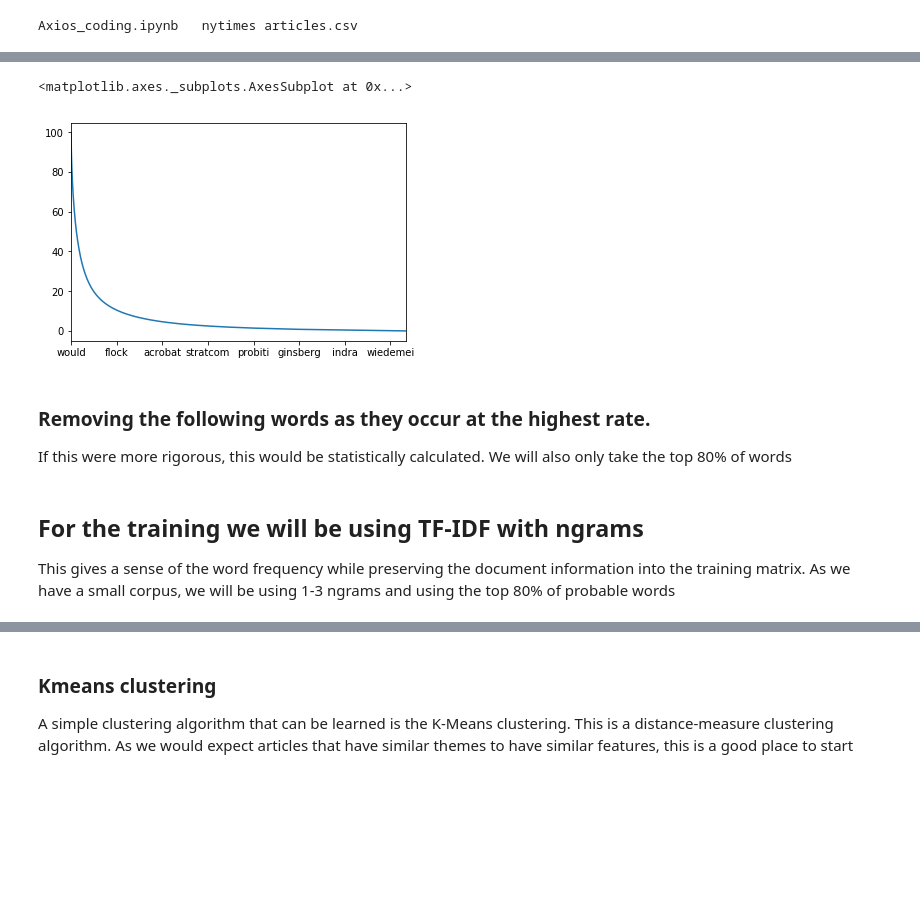
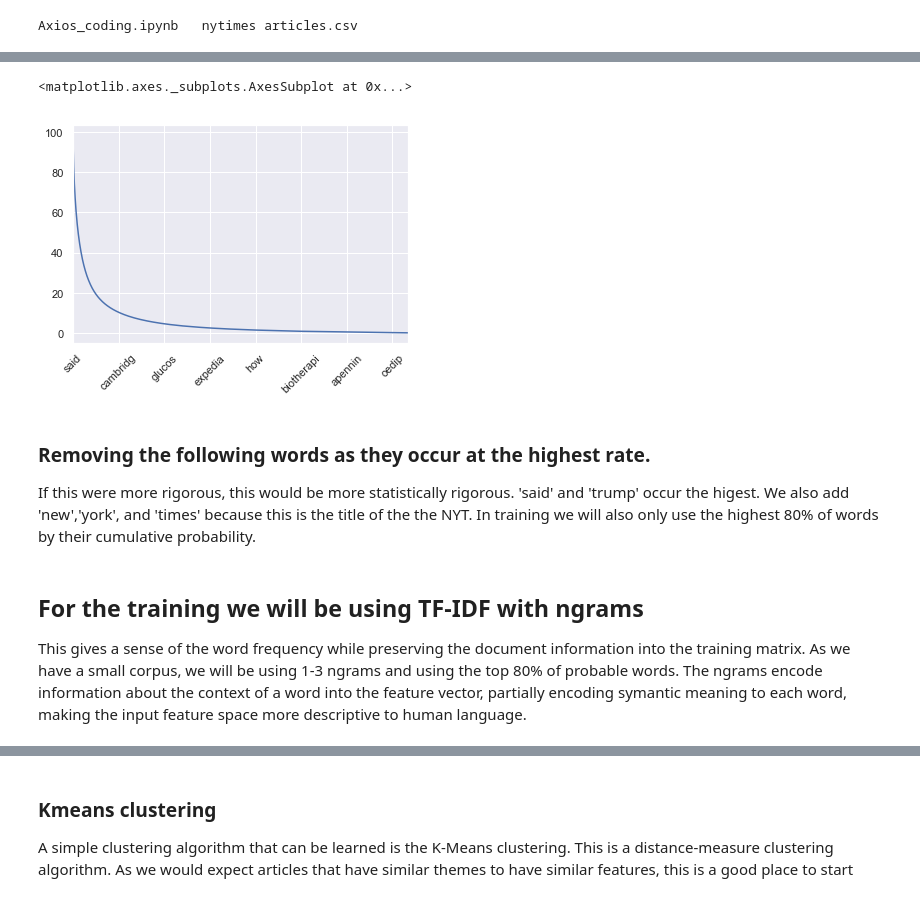
Before and after one commit to levilentz/document_modeling, a Jupyter notebook: Axios_coding.ipynb, the cells around one changed output, grey strips where cells are left out. Cells and saved outputs as stored; diff of their text form; code cells hidden in the pictures; blank space fills up the shorter version.

```diff
--- a/Axios_coding.ipynb
+++ b/Axios_coding.ipynb
@@ -1,15 +10,22 @@
 # %%
+#data methods
 import pandas as pd
-from typing import List
 import numpy as np
+#NLP methods
 from nltk.stem import PorterStemmer, SnowballStemmer, LancasterStemmer #Three stemmers for data simplification
 from nltk.tokenize import sent_tokenize, word_tokenize # Tokenizers for data cleaning
 from nltk.corpus import stopwords
 from sklearn.feature_extraction.text import TfidfVectorizer
+stop_words = set(stopwords.words('english'))
 import re
+#plotting functions
 import matplotlib.pyplot as plt
-stop_words = set(stopwords.words('english'))
+from sklearn.manifold import TSNE
+import seaborn as sns
 %matplotlib inline
+sns.set()
+#code reproducability
+np.random.seed(31415)
 # %%
 ! ls
 # %% [output]
@@ -19,25 +39,33 @@ df = pd.read_csv('nytimes articles.csv')
 # %%
 def remove_stopwords(strTokens, stopWords=stop_words):
+    '''Provided a list of stop words, this function removes stop words and any words that are not strictly letters'''
     if strTokens is not None:
         return [j.strip().lower() for j in strTokens if j.strip().lower() not in stopWords and re.match('^[A-Za-z]*$',j)]
     return strTokens
 
 def tokenize(strToken):
+    '''This function uses the sent_tokenize and word_tokenize to tokenize the words in a article.
+
+    ToDo: Make sent_tokenize and word_tokenize parameters to this function
+    '''
     if strToken == strToken:
         return [word for sent in sent_tokenize(strToken) for word in word_tokenize(sent)]
     return []
 
-def stemmer(tokens:List[str], stemmerFxn):
+def stemmer(tokens, stemmerFxn):
+    '''Provided a list[str] and a stemmer function it will reduce workds like lose-> los and losing -> los. This is
+    a key function to make it so that we can learn a flexible model'''
     return [stemmerFxn.stem(j) for j in tokens]
 
 def getAuthors(authString, regFilter=r"\sand\s|,\s"):
+    '''author column contains multiple authors'''
     if authString == authString:
         return [j for j in re.split(regFilter, authString) if len(j) > 0]
     return []
 
 def tokenizeThenStemm(strToken, stopWords=stop_words, stemmerFxn=SnowballStemmer('english')):
+    '''wrapper function that tokenizes, removes stopwords, then stemms. Default is SnowballStemmer, a
+    medium aggressive stemmer. '''
     if strToken == strToken:
         return stemmer(remove_stopwords(tokenize(strToken), stopWords=stop_words), stemmerFxn)
     return []
-#sns = SnowballStemmer('english')
-#output = [sns.stem(j) for j in word_tokenize(smple)]
@@ -48,5 +82,7 @@ def tokenizeThenStemm(strToken, stopWords=stop_words, stemmerFxn=SnowballStemmer
 # %%
-stemmedTitleContent = (df.title + " " + df.content).apply(lambda x: tokenizeThenStemm(x, stopWords=stop_words, stemmerFxn=SnowballStemmer('english')))
+stemmedTitleContent = (df.title + " " + df.content).apply(lambda x: tokenizeThenStemm(x,
+                                                                                      stopWords=stop_words,
+                                                                                      stemmerFxn=SnowballStemmer('english')))
 # %%
 word_counts = stemmedTitleContent.apply(pd.Series).stack().reset_index(drop=True)
 value_counts = word_counts.value_counts()
@@ -53,13 +93,13 @@ value_counts = word_counts.value_counts()
 # %%
 wordProb = 100*(value_counts/value_counts.sum())
-(100-wordProb.cumsum()).plot()
+(100-wordProb.cumsum()).plot(rot=45)
 # %% [output]
 <matplotlib.axes._subplots.AxesSubplot at 0x...>
-[figure, old version]
+[figure, new version]
 # %% [markdown]
 ### Removing the following words as they occur at the highest rate.
 
-If this were more rigorous, this would be statistically calculated. We will also only take the top 80% of words
+If this were more rigorous, this would be more statistically rigorous. 'said' and 'trump' occur the higest. We also add 'new','york', and 'times' because this is the title of the the NYT. In training we will also only use the highest 80% of words by their cumulative probability.
 # %%
 stop_words.add('said')
 stop_words.add('trump')
@@ -71,5 +114,5 @@ trainingData['contentToken'] = trainingData.content.apply(lambda x: remove_stopw
 # %% [markdown]
 ## For the training we will be using TF-IDF with ngrams
 
-This gives a sense of the word frequency while preserving the document information into the training matrix. As we have a small corpus, we will be using 1-3 ngrams and using the top 80% of probable words
+This gives a sense of the word frequency while preserving the document information into the training matrix. As we have a small corpus, we will be using 1-3 ngrams and using the top 80% of probable words. The ngrams encode information about the context of a word into the feature vector, partially encoding symantic meaning to each word, making the input feature space more descriptive to human language.
 # %%
```
Also changed, not shown: parts of 47 cells of this notebook.
